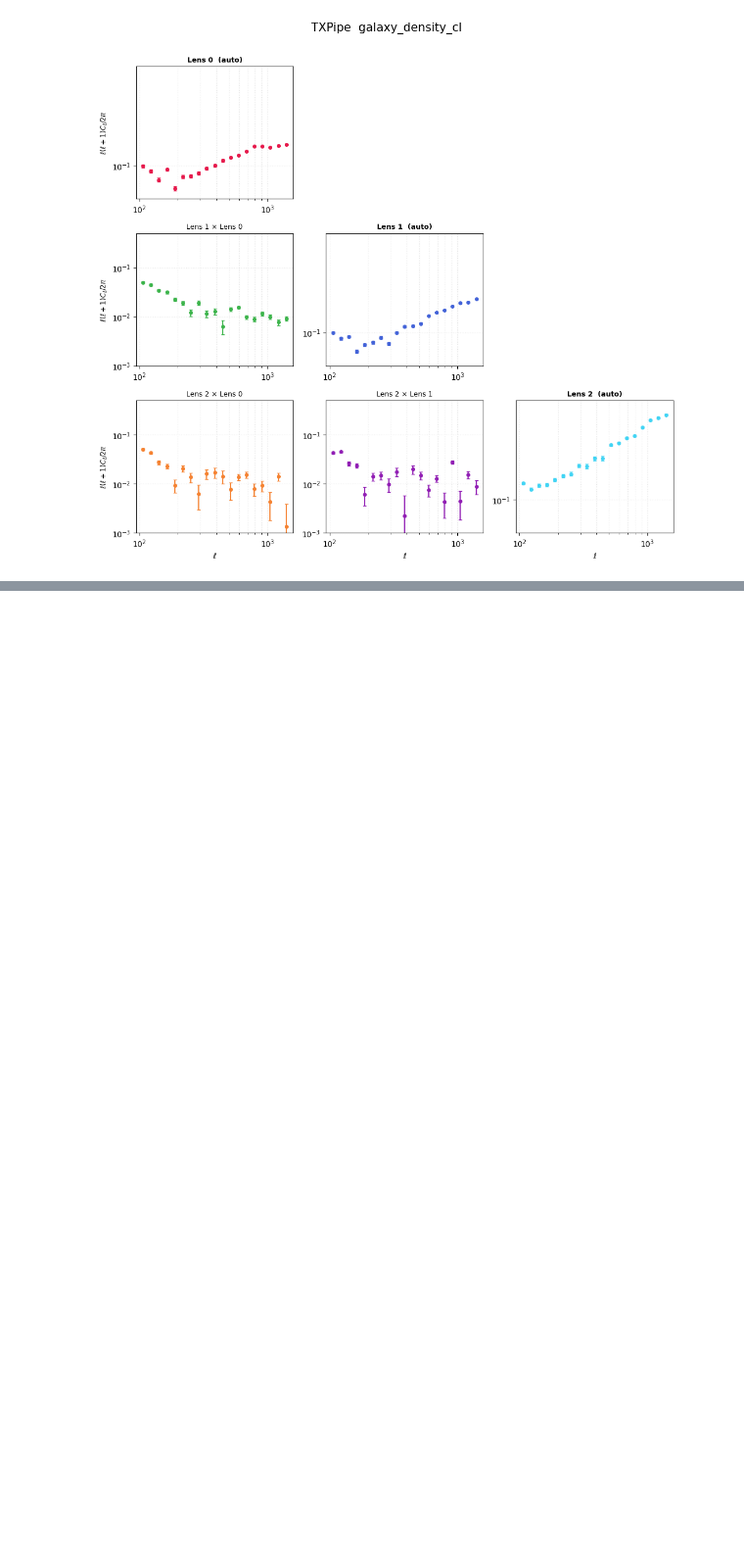
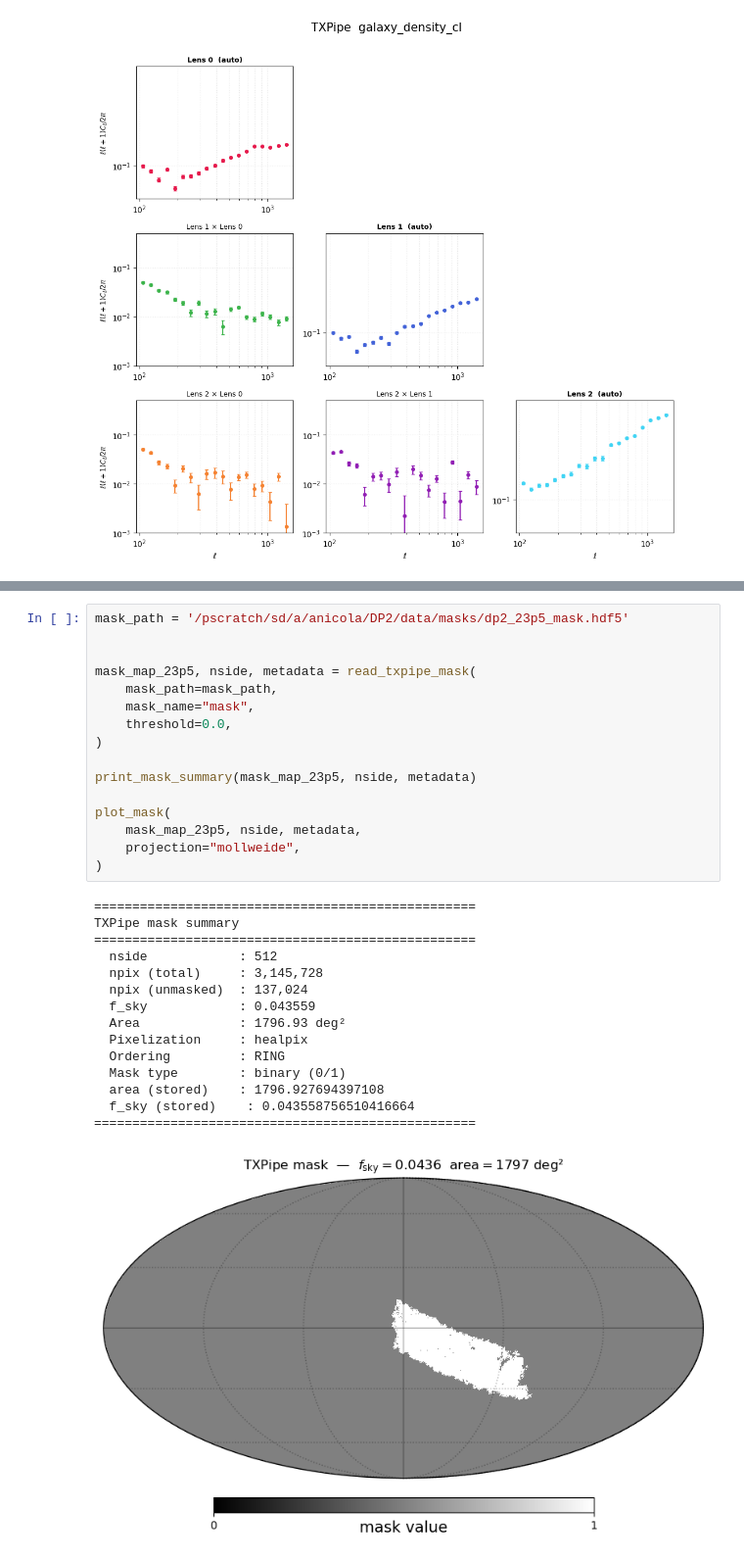
Before and after one commit to LSSTDESC/TXPipe, a Jupyter notebook: txpipe_util.ipynb, the cells around one changed output, grey strips where cells are left out. Shown at 98% size. Cells and saved outputs as stored; diff of their text form; blank space fills up the shorter version.

```diff
--- a/txpipe_util.ipynb
+++ b/txpipe_util.ipynb
@@ -734,0 +1347,32 @@ Data types found: ['galaxy_density_cl']
+# %%
+mask_path = '/pscratch/sd/a/anicola/DP2/data/masks/dp2_23p5_mask.hdf5'
+
+
+mask_map_23p5, nside, metadata = read_txpipe_mask(
+    mask_path=mask_path,
+    mask_name="mask",
+    threshold=0.0,
+)
+
+print_mask_summary(mask_map_23p5, nside, metadata)
+
+plot_mask(
+    mask_map_23p5, nside, metadata,
+    projection="mollweide",
+)
+# %% [output]
+==================================================
+TXPipe mask summary
+==================================================
+  nside            : 512
+  npix (total)     : 3,145,728
+  npix (unmasked)  : 137,024
+  f_sky            : 0.043559
+  Area             : 1796.93 deg²
+  Pixelization     : healpix
+  Ordering         : RING
+  Mask type        : binary (0/1)
+  area (stored)    : 1796.927694397108
+  f_sky (stored)    : 0.043558756510416664
+==================================================
+[figure, added]
```
Also changed, not shown: parts of 16 cells of this notebook.
